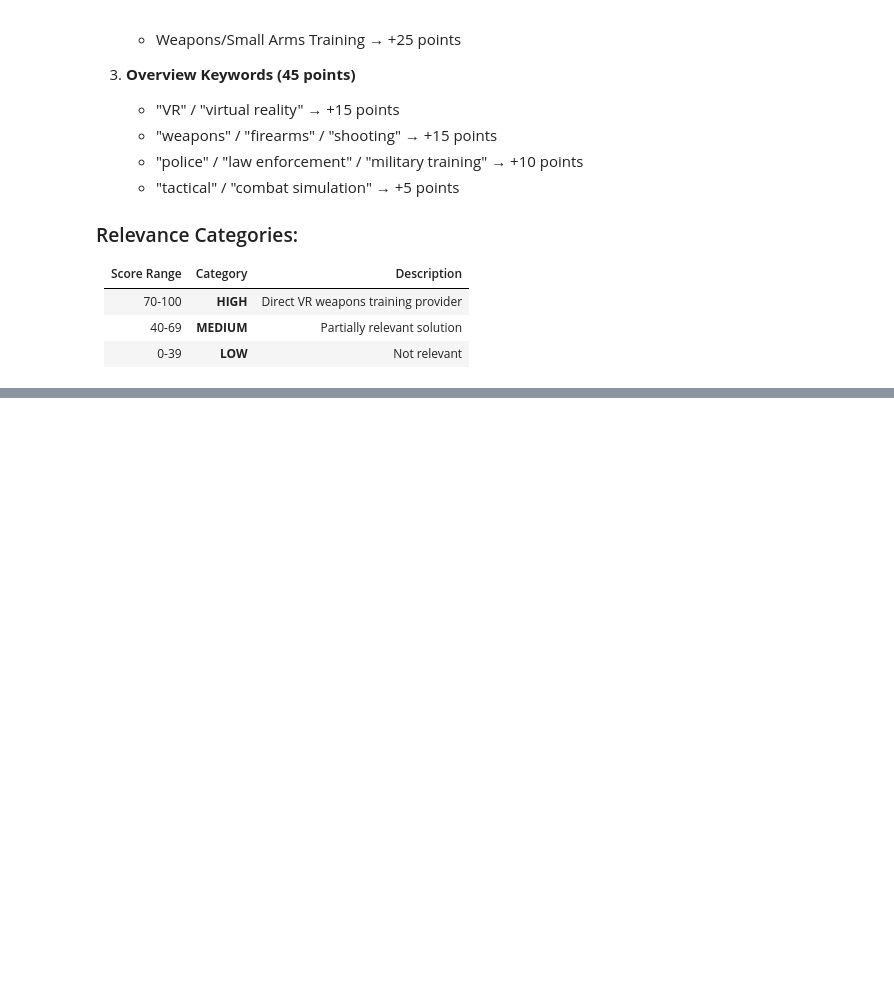
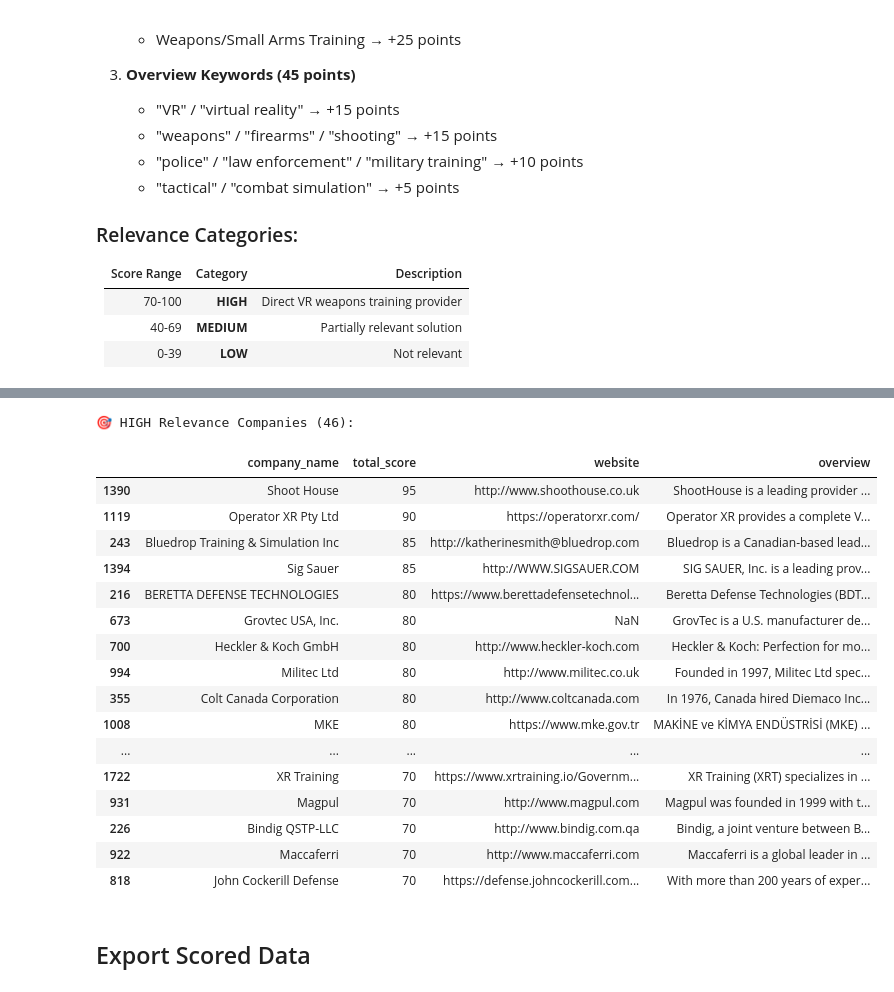
Before and after one commit to redmoondz/scrape-DSEI.co.uk, a Jupyter notebook: notebooks/scoring.ipynb, the cells around one changed output, grey strips where cells are left out. Saved outputs shown, nothing was run; the diff lists cells and outputs as text; code cells hidden in the pictures; blank space fills up the shorter version.

```diff
--- a/notebooks/scoring.ipynb
+++ b/notebooks/scoring.ipynb
@@ -44,0 +350,31 @@ df.head(5)
+# %%
+# Filter by relevance category
+def get_companies_by_relevance(df: pd.DataFrame, relevance: str) -> pd.DataFrame:
+    """Get companies filtered by relevance category."""
+    return df[df["relevance"] == relevance][["company_name", "total_score", "website", "overview"]].copy()
+
+# HIGH relevance companies (direct VR weapons training providers)
+high_relevance = get_companies_by_relevance(df_scored, "HIGH")
+print(f"🎯 HIGH Relevance Companies ({len(high_relevance)}):")
+high_relevance
+# %% [output]
+🎯 HIGH Relevance Companies (46):
+|  | company_name | total_score | website | overview |
+| 1390 | Shoot House | 95 | http://www.shoothouse.co.uk | ShootHouse is a leading provider ... |
+| 1119 | Operator XR Pty Ltd | 90 | https://operatorxr.com/ | Operator XR provides a complete V... |
+| 243 | Bluedrop Training & Simulation Inc | 85 | http://katherinesmith@bluedrop.com | Bluedrop is a Canadian-based lead... |
+| 1394 | Sig Sauer | 85 | http://WWW.SIGSAUER.COM | SIG SAUER, Inc. is a leading prov... |
+| 216 | BERETTA DEFENSE TECHNOLOGIES | 80 | https://www.berettadefensetechnol... | Beretta Defense Technologies (BDT... |
+| 673 | Grovtec USA, Inc. | 80 | NaN | GrovTec is a U.S. manufacturer de... |
+| 700 | Heckler & Koch GmbH | 80 | http://www.heckler-koch.com | Heckler & Koch: Perfection for mo... |
+| 994 | Militec Ltd | 80 | http://www.militec.co.uk | Founded in 1997, Militec Ltd spec... |
+| 355 | Colt Canada Corporation | 80 | http://www.coltcanada.com | In 1976, Canada hired Diemaco Inc... |
+| 1008 | MKE | 80 | https://www.mke.gov.tr | MAKİNE ve KİMYA ENDÜSTRİSİ (MKE) ... |
+| ... | ... | ... | ... | ... |
+| 1722 | XR Training | 70 | https://www.xrtraining.io/Governm... | XR Training (XRT) specializes in ... |
+| 931 | Magpul | 70 | http://www.magpul.com | Magpul was founded in 1999 with t... |
+| 226 | Bindig QSTP-LLC | 70 | http://www.bindig.com.qa | Bindig, a joint venture between B... |
+| 922 | Maccaferri | 70 | http://www.maccaferri.com | Maccaferri is a global leader in ... |
+| 818 | John Cockerill Defense | 70 | https://defense.johncockerill.com... | With more than 200 years of exper... |
+# %% [markdown]
+## Export Scored Data
```
Also changed, not shown: parts of 12 cells of this notebook, 1 other file.
